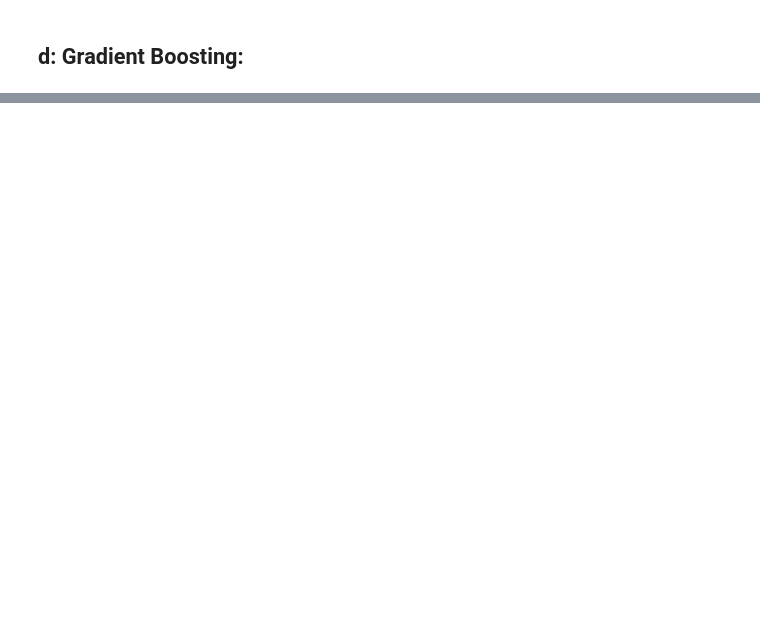
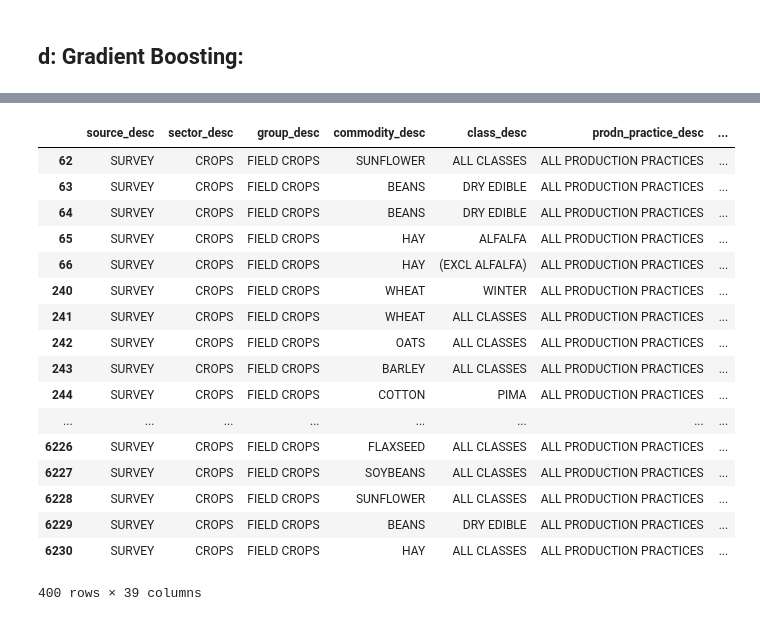
Before and after one commit to hackhsieh-zz/persephone, a Jupyter notebook: main.ipynb, the cells around one changed output, grey strips where cells are left out. Drawn from its saved outputs; the diff is of its cells as text; code cells hidden in the pictures; blank space fills up the shorter version.

```diff
--- a/main.ipynb
+++ b/main.ipynb
@@ -374,0 +396,4 @@ CANOLA's adjusted r^2 score with ExtraTreesRegressor is:
+# %%
+#load data with aggregated state yields (top 10 states):
+path = "/Users/Hsieh/Desktop/persephone/Data/top10_state_yield.csv"
+states_yied_df = pd.read_csv(path)
@@ -374,0 +417,21 @@ CANOLA's adjusted r^2 score with ExtraTreesRegressor is:
+# %%
+states_yied_df[states_yied_df['unit_desc']=='$']
+# %% [output]
+|  | source_desc | sector_desc | group_desc | commodity_desc | class_desc | prodn_practice_desc | ... |
+| 62 | SURVEY | CROPS | FIELD CROPS | SUNFLOWER | ALL CLASSES | ALL PRODUCTION PRACTICES | ... |
+| 63 | SURVEY | CROPS | FIELD CROPS | BEANS | DRY EDIBLE | ALL PRODUCTION PRACTICES | ... |
+| 64 | SURVEY | CROPS | FIELD CROPS | BEANS | DRY EDIBLE | ALL PRODUCTION PRACTICES | ... |
+| 65 | SURVEY | CROPS | FIELD CROPS | HAY | ALFALFA | ALL PRODUCTION PRACTICES | ... |
+| 66 | SURVEY | CROPS | FIELD CROPS | HAY | (EXCL ALFALFA) | ALL PRODUCTION PRACTICES | ... |
+| 240 | SURVEY | CROPS | FIELD CROPS | WHEAT | WINTER | ALL PRODUCTION PRACTICES | ... |
+| 241 | SURVEY | CROPS | FIELD CROPS | WHEAT | ALL CLASSES | ALL PRODUCTION PRACTICES | ... |
+| 242 | SURVEY | CROPS | FIELD CROPS | OATS | ALL CLASSES | ALL PRODUCTION PRACTICES | ... |
+| 243 | SURVEY | CROPS | FIELD CROPS | BARLEY | ALL CLASSES | ALL PRODUCTION PRACTICES | ... |
+| 244 | SURVEY | CROPS | FIELD CROPS | COTTON | PIMA | ALL PRODUCTION PRACTICES | ... |
+| ... | ... | ... | ... | ... | ... | ... | ... |
+| 6226 | SURVEY | CROPS | FIELD CROPS | FLAXSEED | ALL CLASSES | ALL PRODUCTION PRACTICES | ... |
+| 6227 | SURVEY | CROPS | FIELD CROPS | SOYBEANS | ALL CLASSES | ALL PRODUCTION PRACTICES | ... |
+| 6228 | SURVEY | CROPS | FIELD CROPS | SUNFLOWER | ALL CLASSES | ALL PRODUCTION PRACTICES | ... |
+| 6229 | SURVEY | CROPS | FIELD CROPS | BEANS | DRY EDIBLE | ALL PRODUCTION PRACTICES | ... |
+| 6230 | SURVEY | CROPS | FIELD CROPS | HAY | ALL CLASSES | ALL PRODUCTION PRACTICES | ... |
+400 rows × 39 columns
```
Also changed, not shown: parts of 47 cells of this notebook.
